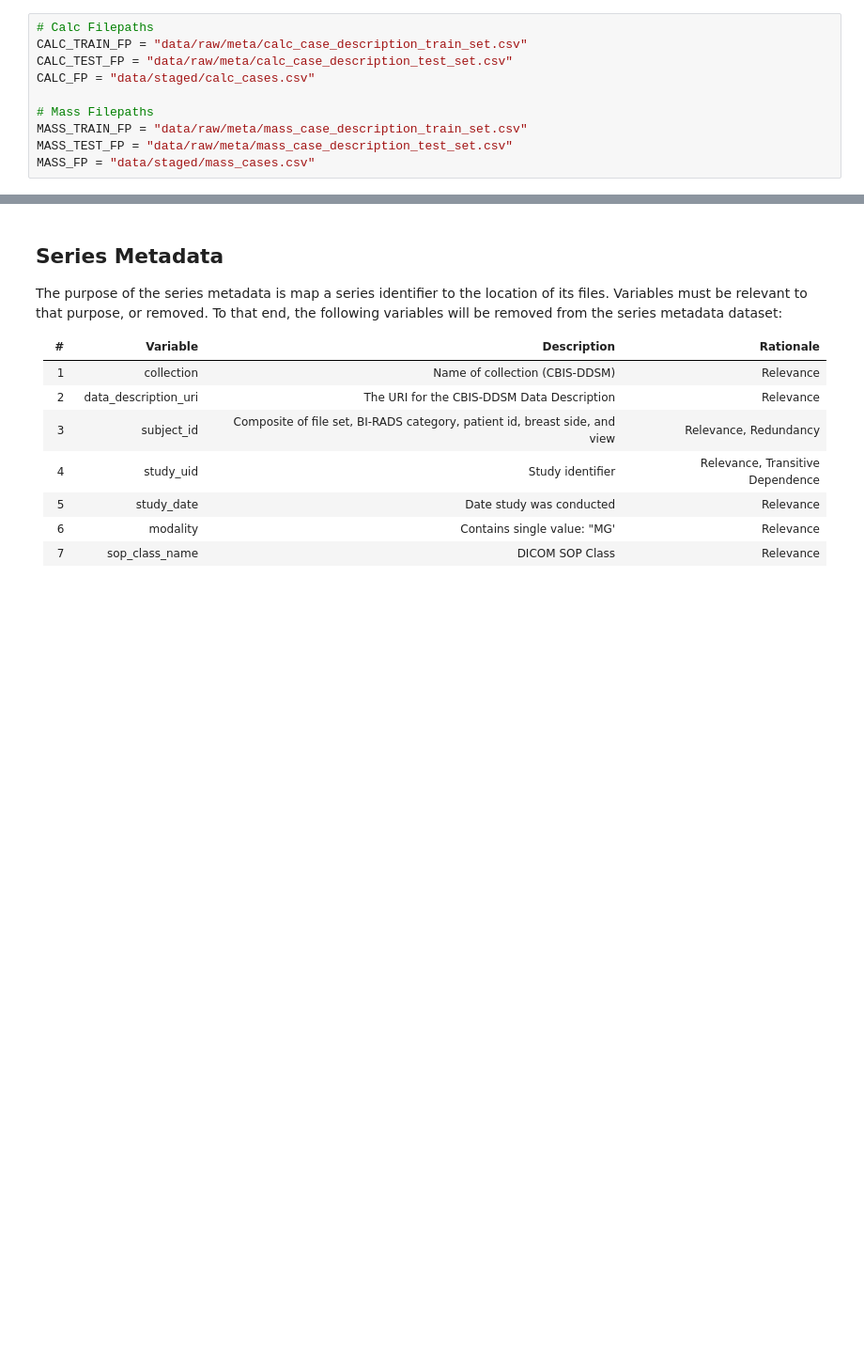
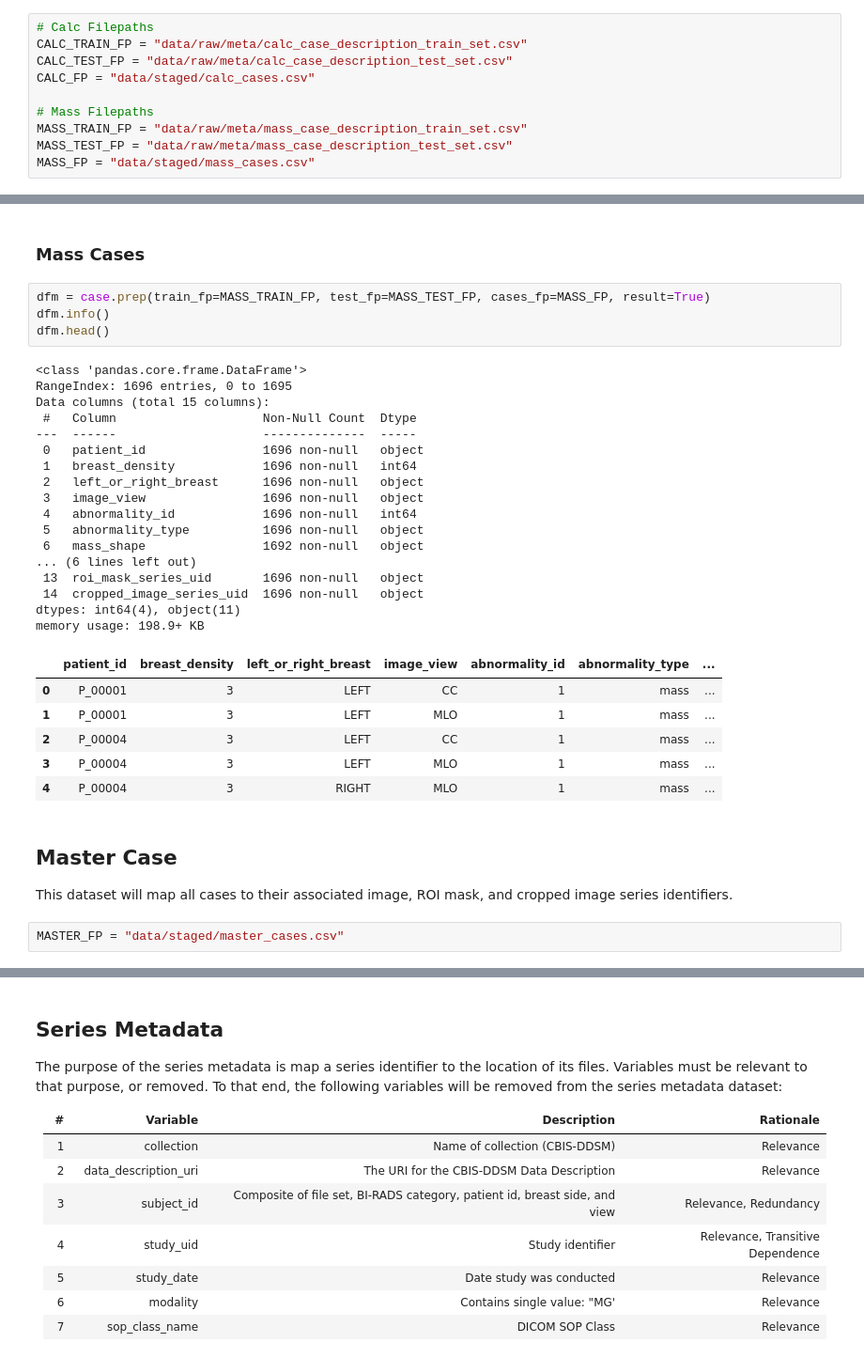
Before and after one commit to john-james-ai/BreastCancerDetection, a Jupyter notebook: notebooks/content/03_data_prep.ipynb, the cells around one changed output, grey strips where cells are left out. Shown at 94% size. Cells and saved outputs as stored; diff of their text form; blank space fills up the shorter version.

```diff
--- a/notebooks/content/03_data_prep.ipynb
+++ b/notebooks/content/03_data_prep.ipynb
@@ -37,0 +67,35 @@ case.prep(train_fp=MASS_TRAIN_FP, test_fp=MASS_TEST_FP, cases_fp=MASS_FP)
+# %% [markdown]
+### Mass Cases
+# %%
+dfm = case.prep(train_fp=MASS_TRAIN_FP, test_fp=MASS_TEST_FP, cases_fp=MASS_FP, result=True)
+dfm.info()
+dfm.head()
+# %% [output]
+<class 'pandas.core.frame.DataFrame'>
+RangeIndex: 1696 entries, 0 to 1695
+Data columns (total 15 columns):
+ #   Column                    Non-Null Count  Dtype
+---  ------                    --------------  -----
+ 0   patient_id                1696 non-null   object
+ 1   breast_density            1696 non-null   int64
+ 2   left_or_right_breast      1696 non-null   object
+ 3   image_view                1696 non-null   object
+ 4   abnormality_id            1696 non-null   int64
+ 5   abnormality_type          1696 non-null   object
+ 6   mass_shape                1692 non-null   object
+... (6 lines left out)
+ 13  roi_mask_series_uid       1696 non-null   object
+ 14  cropped_image_series_uid  1696 non-null   object
+dtypes: int64(4), object(11)
+memory usage: 198.9+ KB
+|  | patient_id | breast_density | left_or_right_breast | image_view | abnormality_id | abnormality_type | ... |
+| 0 | P_00001 | 3 | LEFT | CC | 1 | mass | ... |
+| 1 | P_00001 | 3 | LEFT | MLO | 1 | mass | ... |
+| 2 | P_00004 | 3 | LEFT | CC | 1 | mass | ... |
+| 3 | P_00004 | 3 | LEFT | MLO | 1 | mass | ... |
+| 4 | P_00004 | 3 | RIGHT | MLO | 1 | mass | ... |
+# %% [markdown]
+## Master Case
+This dataset will map all cases to their associated image, ROI mask, and cropped image series identifiers.
+# %%
+MASTER_FP = "data/staged/master_cases.csv"
```
Also changed, not shown: parts of 9 cells of this notebook, 4 other files.
